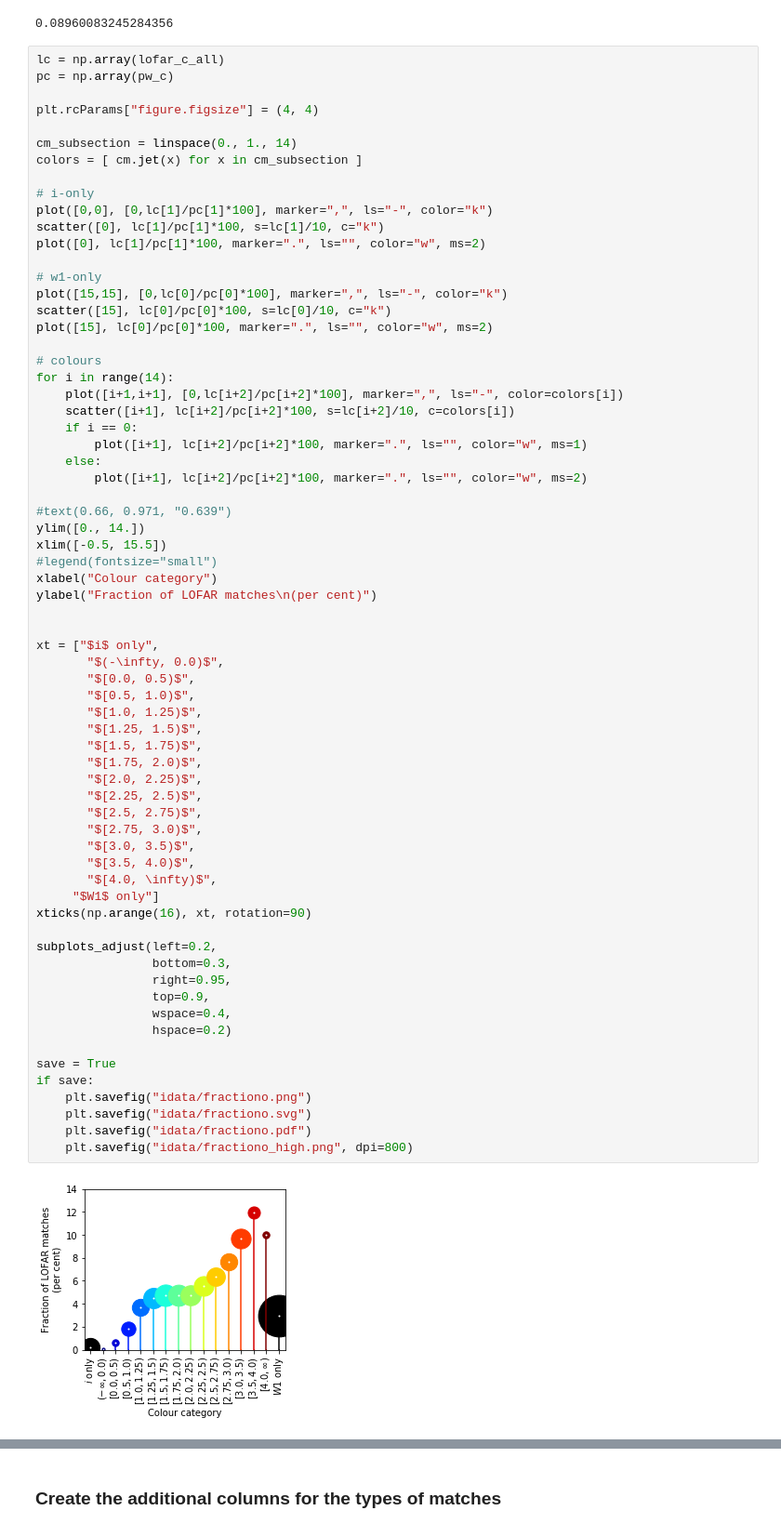
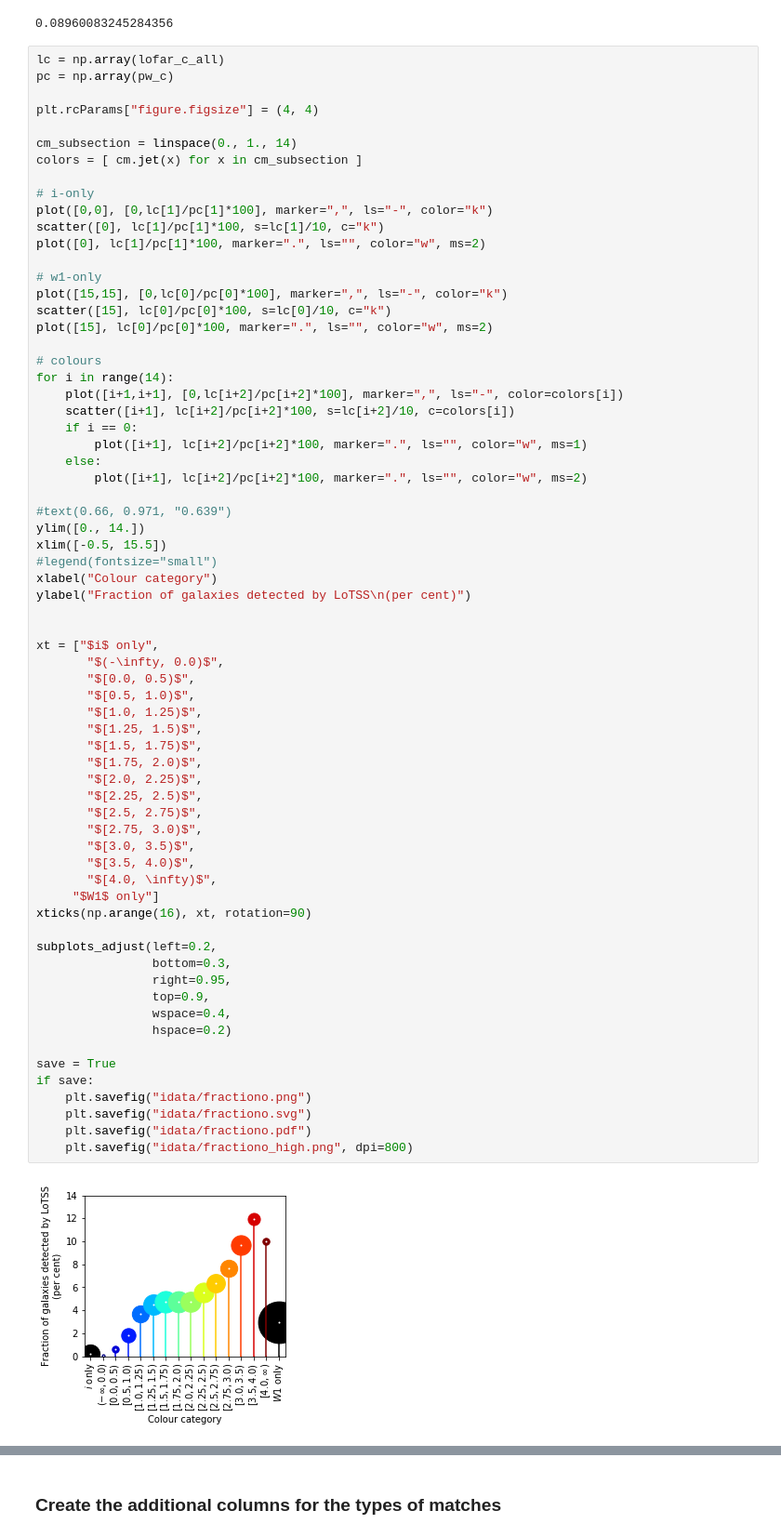
Before and after one commit to nudomarinero/mltier1, a Jupyter notebook: Match_LOFAR_analysis_final.ipynb, the cells around one changed output, grey strips where cells are left out. Shown at 93% size. Saved outputs shown, nothing was run; the diff lists cells and outputs as text.

```diff
--- a/Match_LOFAR_analysis_final.ipynb
+++ b/Match_LOFAR_analysis_final.ipynb
@@ -625,7 +629,7 @@ ylim([0., 14.])
 xlim([-0.5, 15.5])
 #legend(fontsize="small")
 xlabel("Colour category")
-ylabel("Fraction of LOFAR matches\n(per cent)")
+ylabel("Fraction of galaxies detected by LoTSS\n(per cent)")
 
 
 xt = ["$i$ only",
@@ -633,34 +637,34 @@ xt = ["$i$ only",
        "$[0.0, 0.5)$",
        "$[0.5, 1.0)$",
        "$[1.0, 1.25)$",
        "$[1.25, 1.5)$",
        "$[1.5, 1.75)$",
        "$[1.75, 2.0)$",
        "$[2.0, 2.25)$",
        "$[2.25, 2.5)$",
        "$[2.5, 2.75)$",
        "$[2.75, 3.0)$",
        "$[3.0, 3.5)$",
        "$[3.5, 4.0)$",
        "$[4.0, \infty)$",
      "$W1$ only"]
 xticks(np.arange(16), xt, rotation=90)
 
 subplots_adjust(left=0.2,
                 bottom=0.3,
                 right=0.95,
                 top=0.9,
                 wspace=0.4,
                 hspace=0.2)
 
 save = True
 if save:
     plt.savefig("idata/fractiono.png")
     plt.savefig("idata/fractiono.svg")
     plt.savefig("idata/fractiono.pdf")
     plt.savefig("idata/fractiono_high.png", dpi=800)
 # %% [output]
-[figure, old version]
+[figure, new version]
 # %%
 plt.rcParams["figure.figsize"] = (4, 4)
 
```
Also changed, not shown: parts of 2 cells of this notebook.
